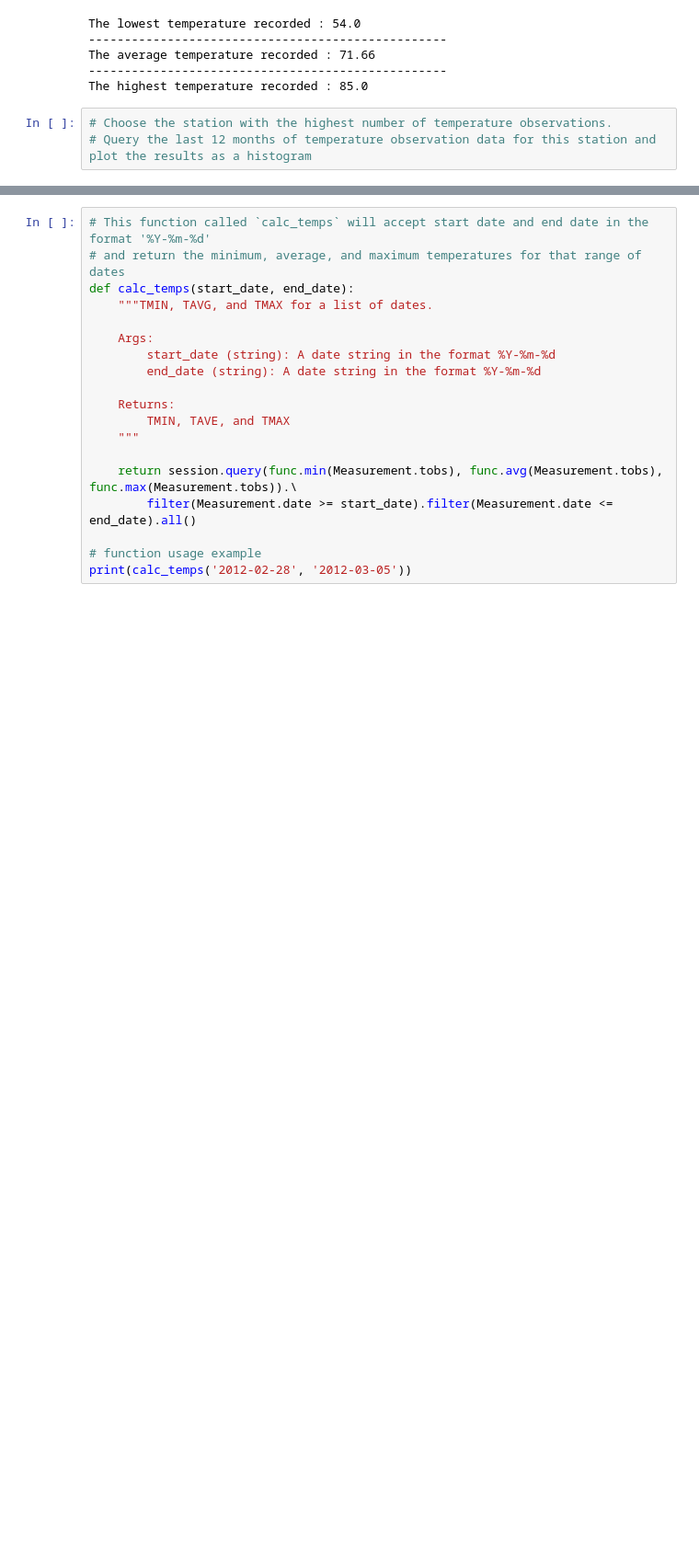
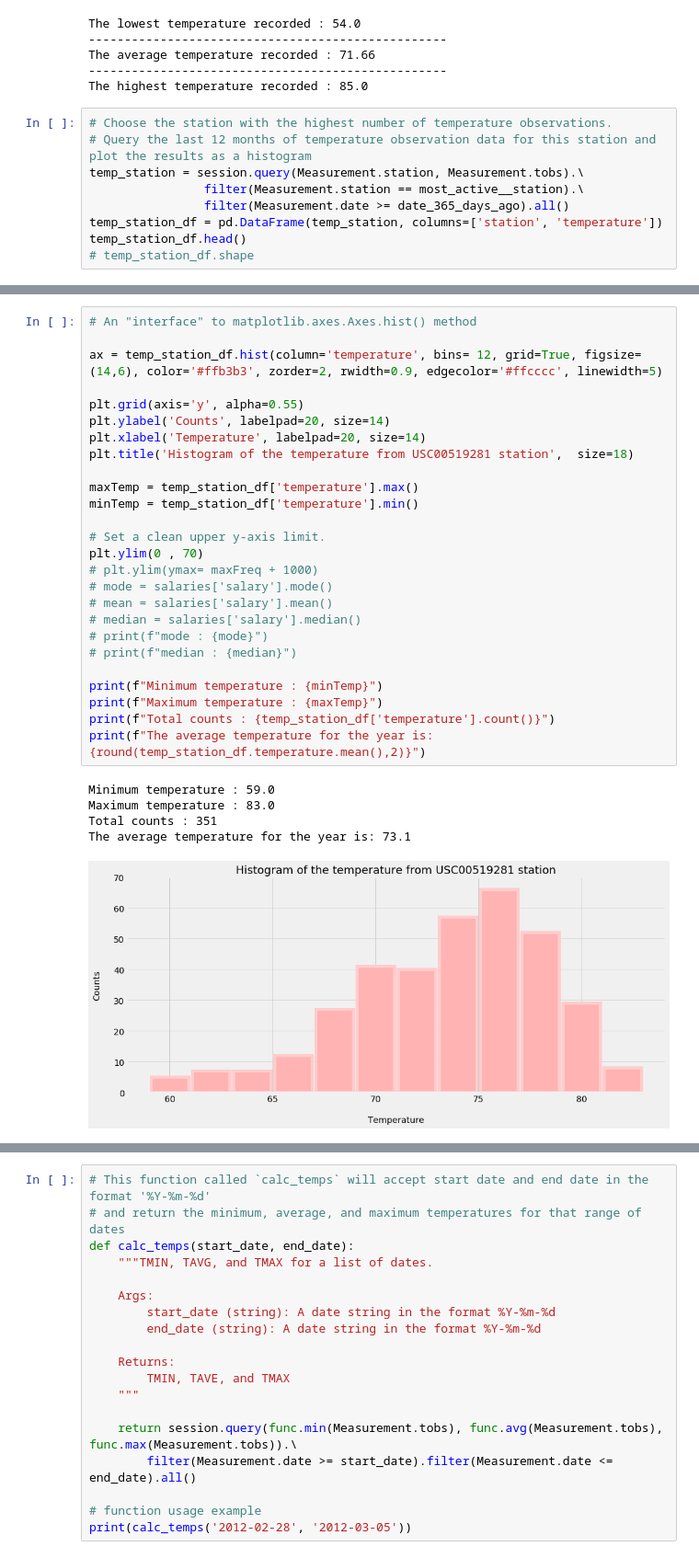
Before and after one commit to LinaSachuk/DU_HomeWork, a Jupyter notebook: sqlalchemy-challenge/climate_starter.ipynb, the cells around one changed output, grey strips where cells are left out. Shown at 92% size. Saved outputs shown, nothing was run; the diff lists cells and outputs as text; blank space fills up the shorter version.

Commit message:
added histogram

```diff
--- a/sqlalchemy-challenge/climate_starter.ipynb
+++ b/sqlalchemy-challenge/climate_starter.ipynb
@@ -427,3 +427,9 @@ The highest temperature recorded : 85.0
 # %%
 # Choose the station with the highest number of temperature observations.
 # Query the last 12 months of temperature observation data for this station and plot the results as a histogram
+temp_station = session.query(Measurement.station, Measurement.tobs).\
+                filter(Measurement.station == most_active__station).\
+                filter(Measurement.date >= date_365_days_ago).all()
+temp_station_df = pd.DataFrame(temp_station, columns=['station', 'temperature'])
+temp_station_df.head()
+# temp_station_df.shape
@@ -430,3 +478,35 @@ The highest temperature recorded : 85.0
+# %%
+# An "interface" to matplotlib.axes.Axes.hist() method
+
+ax = temp_station_df.hist(column='temperature', bins= 12, grid=True, figsize=(14,6), color='#ffb3b3', zorder=2, rwidth=0.9, edgecolor='#ffcccc', linewidth=5)
+
+plt.grid(axis='y', alpha=0.55)
+plt.ylabel('Counts', labelpad=20, size=14)
+plt.xlabel('Temperature', labelpad=20, size=14)
+plt.title('Histogram of the temperature from USC00519281 station',  size=18)
+
+maxTemp = temp_station_df['temperature'].max()
+minTemp = temp_station_df['temperature'].min()
+
+# Set a clean upper y-axis limit.
+plt.ylim(0 , 70)
+# plt.ylim(ymax= maxFreq + 1000)
+# mode = salaries['salary'].mode()
+# mean = salaries['salary'].mean()
+# median = salaries['salary'].median()
+# print(f"mode : {mode}")
+# print(f"median : {median}")
+
+print(f"Minimum temperature : {minTemp}")
+print(f"Maximum temperature : {maxTemp}")
+print(f"Total counts : {temp_station_df['temperature'].count()}")
+print(f"The average temperature for the year is: {round(temp_station_df.temperature.mean(),2)}")
+# %% [output]
+Minimum temperature : 59.0
+Maximum temperature : 83.0
+Total counts : 351
+The average temperature for the year is: 73.1
+[figure, added]
 # %% [markdown]
 ![precipitation](Images/station-histogram.png)
 # %%
```
Also changed, not shown: parts of 2 cells of this notebook, 1 other file.
